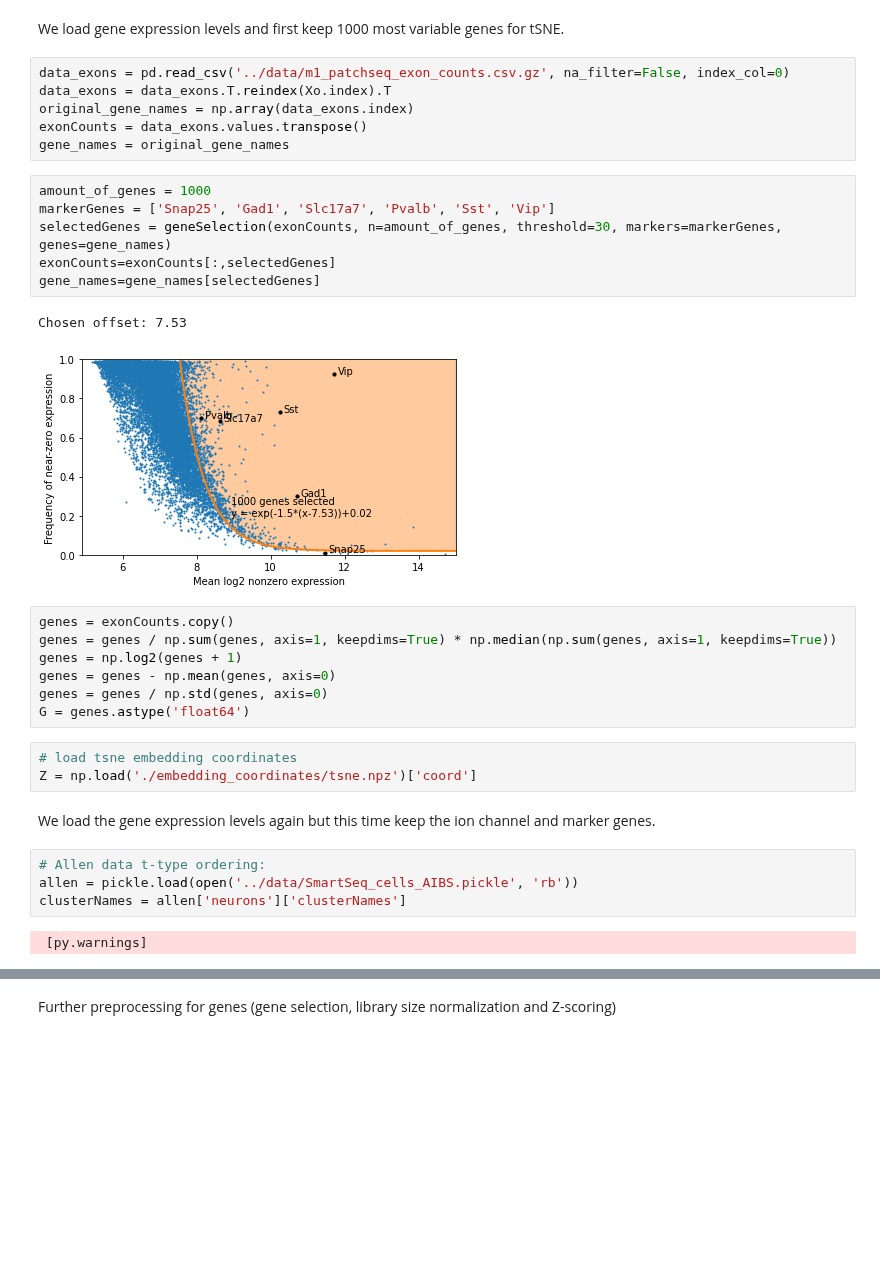
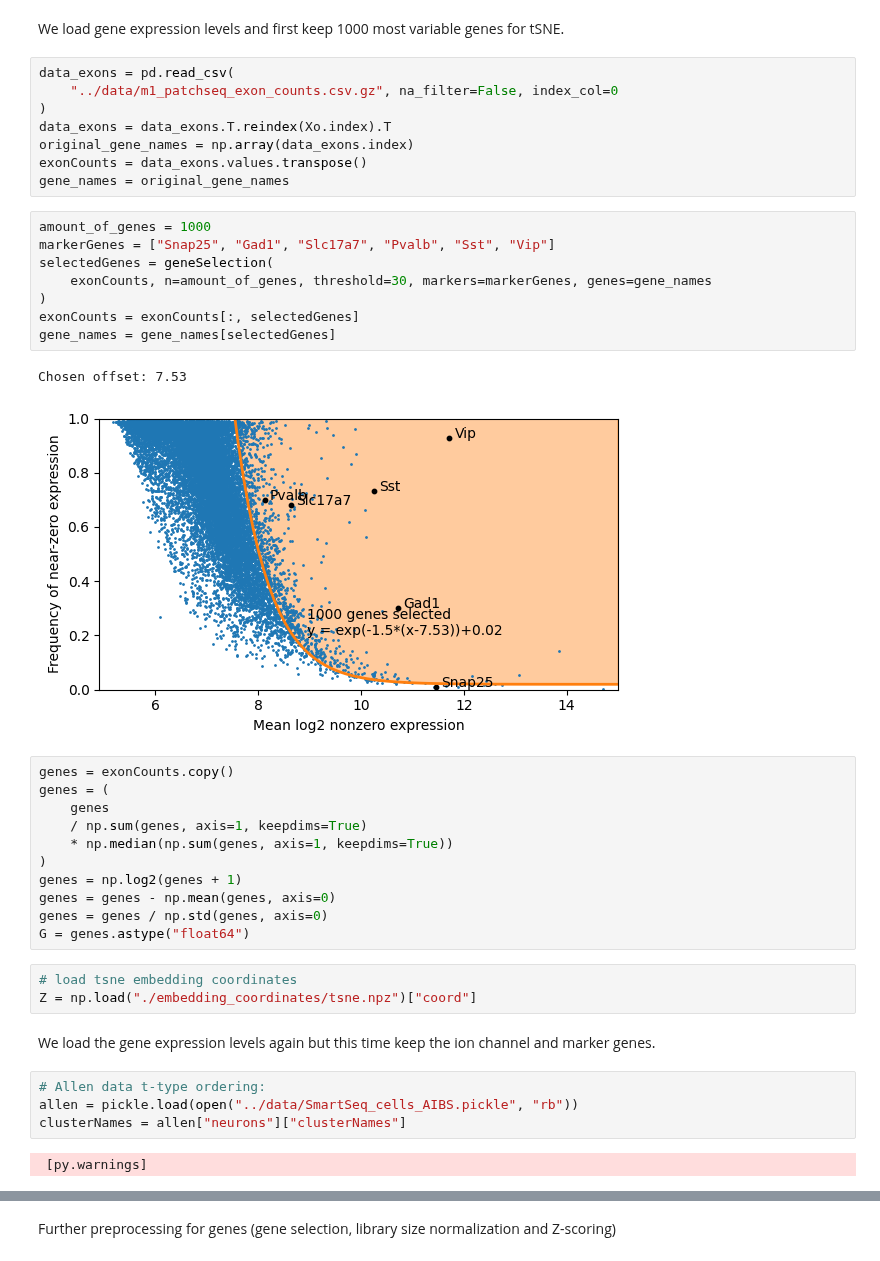
Before and after one commit to berenslab/hh_sbi, a Jupyter notebook: figures/figure_6.ipynb, the cells around one changed output, grey strips where cells are left out. Drawn from its saved outputs; the diff is of its cells as text; blank space fills up the shorter version.

Commit message:
reviewed figure 4-6

```diff
--- a/figures/figure_6.ipynb
+++ b/figures/figure_6.ipynb
@@ -88,36 +169,44 @@ Average family simulations on the tSNE
 # %% [markdown]
 We load gene expression levels and first keep 1000 most variable genes for tSNE.
 # %%
-data_exons = pd.read_csv('../data/m1_patchseq_exon_counts.csv.gz', na_filter=False, index_col=0)
+data_exons = pd.read_csv(
+    "../data/m1_patchseq_exon_counts.csv.gz", na_filter=False, index_col=0
+)
 data_exons = data_exons.T.reindex(Xo.index).T
 original_gene_names = np.array(data_exons.index)
 exonCounts = data_exons.values.transpose()
 gene_names = original_gene_names
 # %%
 amount_of_genes = 1000
-markerGenes = ['Snap25', 'Gad1', 'Slc17a7', 'Pvalb', 'Sst', 'Vip']
-selectedGenes = geneSelection(exonCounts, n=amount_of_genes, threshold=30, markers=markerGenes, genes=gene_names)
-exonCounts=exonCounts[:,selectedGenes]
-gene_names=gene_names[selectedGenes]
+markerGenes = ["Snap25", "Gad1", "Slc17a7", "Pvalb", "Sst", "Vip"]
+selectedGenes = geneSelection(
+    exonCounts, n=amount_of_genes, threshold=30, markers=markerGenes, genes=gene_names
+)
+exonCounts = exonCounts[:, selectedGenes]
+gene_names = gene_names[selectedGenes]
 # %% [output]
 Chosen offset: 7.53
-[figure, old version]
+[figure, new version]
 # %%
 genes = exonCounts.copy()
-genes = genes / np.sum(genes, axis=1, keepdims=True) * np.median(np.sum(genes, axis=1, keepdims=True))
+genes = (
+    genes
+    / np.sum(genes, axis=1, keepdims=True)
+    * np.median(np.sum(genes, axis=1, keepdims=True))
+)
 genes = np.log2(genes + 1)
 genes = genes - np.mean(genes, axis=0)
 genes = genes / np.std(genes, axis=0)
-G = genes.astype('float64')
+G = genes.astype("float64")
 # %%
 # load tsne embedding coordinates
-Z = np.load('./embedding_coordinates/tsne.npz')['coord']
+Z = np.load("./embedding_coordinates/tsne.npz")["coord"]
 # %% [markdown]
 We load the gene expression levels again but this time keep the ion channel and marker genes.
 # %%
 # Allen data t-type ordering:
-allen = pickle.load(open('../data/SmartSeq_cells_AIBS.pickle', 'rb'))
-clusterNames = allen['neurons']['clusterNames']
+allen = pickle.load(open("../data/SmartSeq_cells_AIBS.pickle", "rb"))
+clusterNames = allen["neurons"]["clusterNames"]
 # %% [output]
  [py.warnings]
 # %%
```
Also changed, not shown: parts of 20 cells of this notebook, 1 other file.
